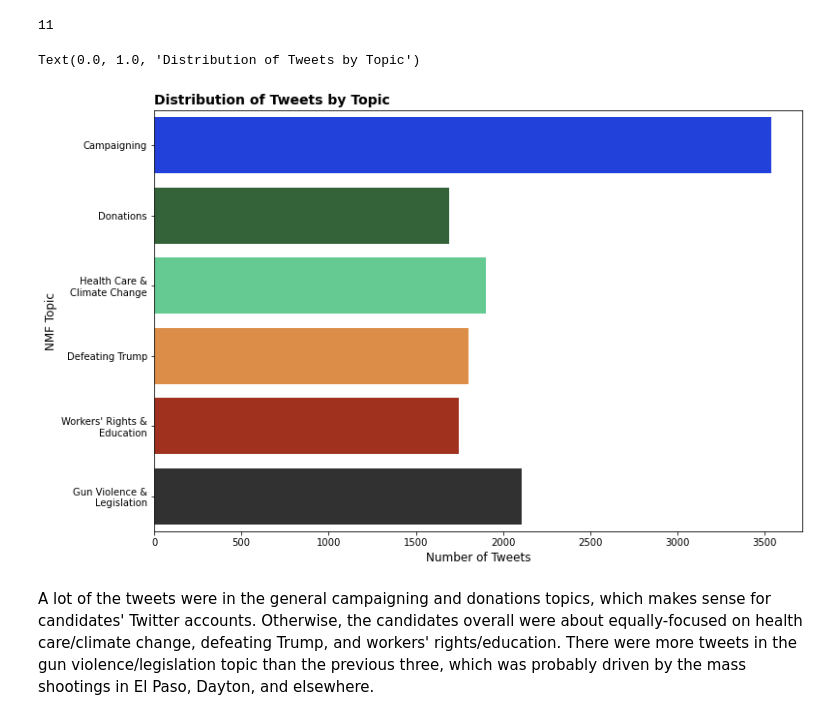
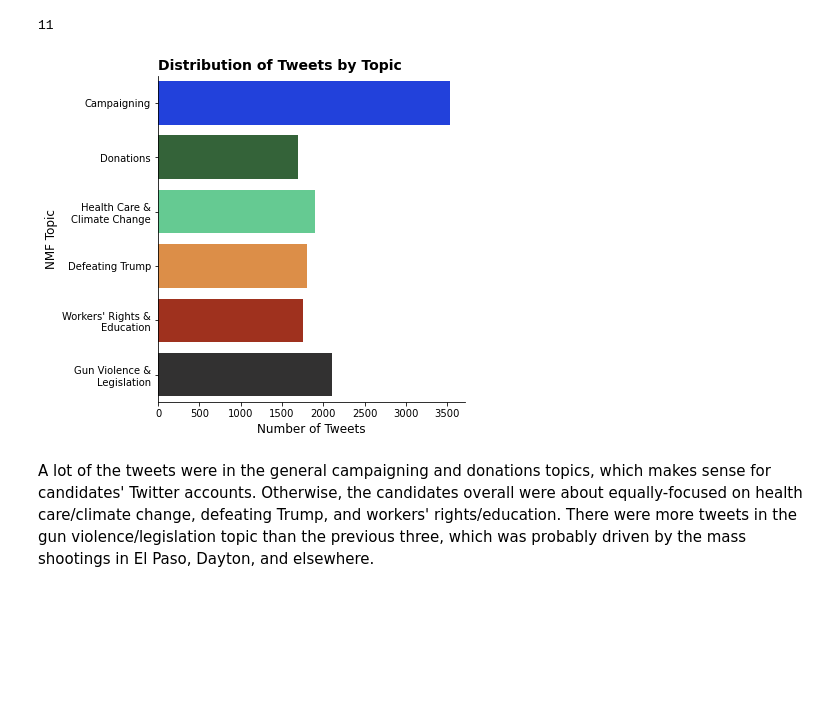
Before and after one commit to OutlawSapper/ANLY580_Project2, a Jupyter notebook: TopicModeling.ipynb, the cells around one changed output. Drawn from its saved outputs; the diff is of its cells as text; code cells hidden in the pictures; blank space fills up the shorter version.

Commit message:
Adjusting graphs for poster

```diff
--- a/TopicModeling.ipynb
+++ b/TopicModeling.ipynb
@@ -754,18 +774,20 @@ topicDF = DF[DF['NMFtopic']!='None']
 # %%
 # Plotting the distribution of tweets by topic
 colors = ["#032dfa", "#2c6b33", "#54db90", "#f48d30", "#b42209", "#323131"]
-fig, ax = plt.subplots(figsize = (12,8))
+fig, ax = plt.subplots(figsize = (5.5,6))
+fig.patch.set_facecolor('white')
 sns.countplot(y='NMFtopic', data=topicDF, palette=colors, ax=ax)
 ax.set_xlabel('Number of Tweets', fontsize = 12)
 ax.set_yticklabels(('Campaigning', 'Donations',
                     'Health Care &\nClimate Change', 'Defeating Trump',
                     "Workers' Rights &\nEducation", 'Gun Violence &\nLegislation'))
 ax.set_ylabel('NMF Topic', fontsize = 12)
 ax.set_title("Distribution of Tweets by Topic",
              loc = 'left', fontweight = 'semibold', fontsize = 14)
+ax.spines['right'].set_visible(False)
+ax.spines['top'].set_visible(False)
 # %% [output]
-Text(0.0, 1.0, 'Distribution of Tweets by Topic')
-[figure, old version]
+[figure, new version]
 # %% [markdown]
 A lot of the tweets were in the general campaigning and donations topics, which makes sense for candidates' Twitter accounts. Otherwise, the candidates overall were about equally-focused on health care/climate change, defeating Trump, and workers' rights/education. There were more tweets in the gun violence/legislation topic than the previous three, which was probably driven by the mass shootings in El Paso, Dayton, and elsewhere.
 # %% [markdown]
```
Also changed, not shown: parts of 2 cells of this notebook, 1 other file.
